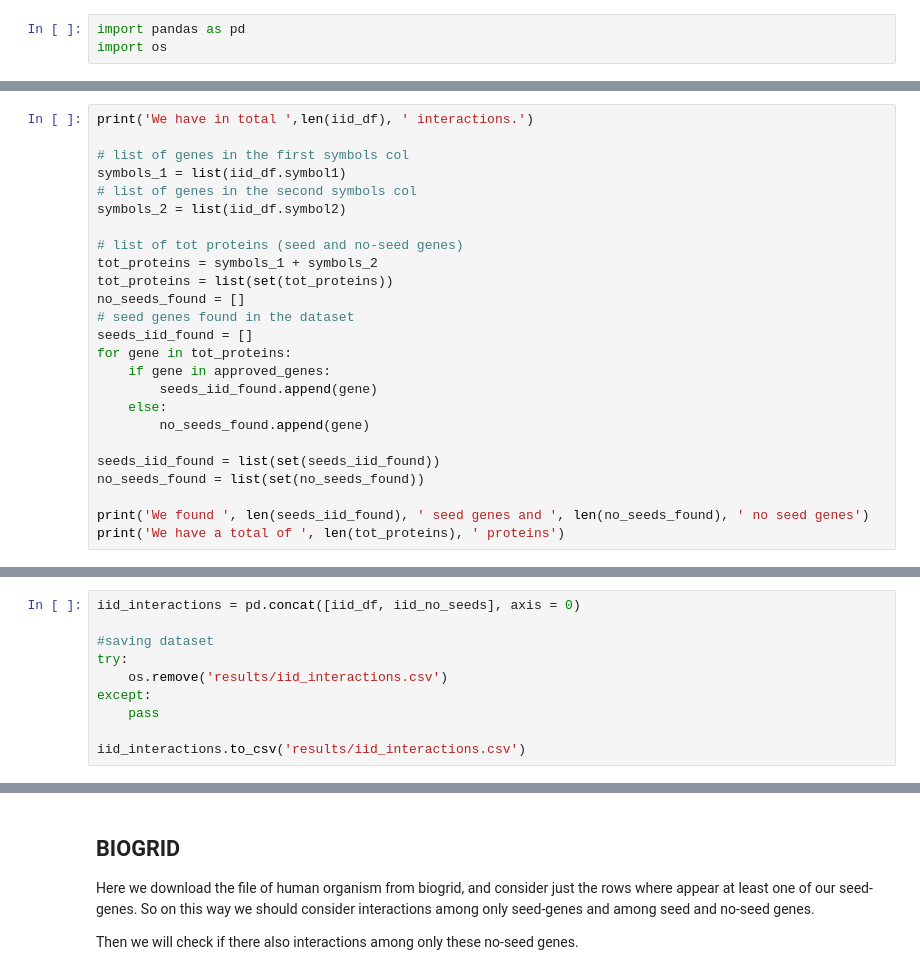
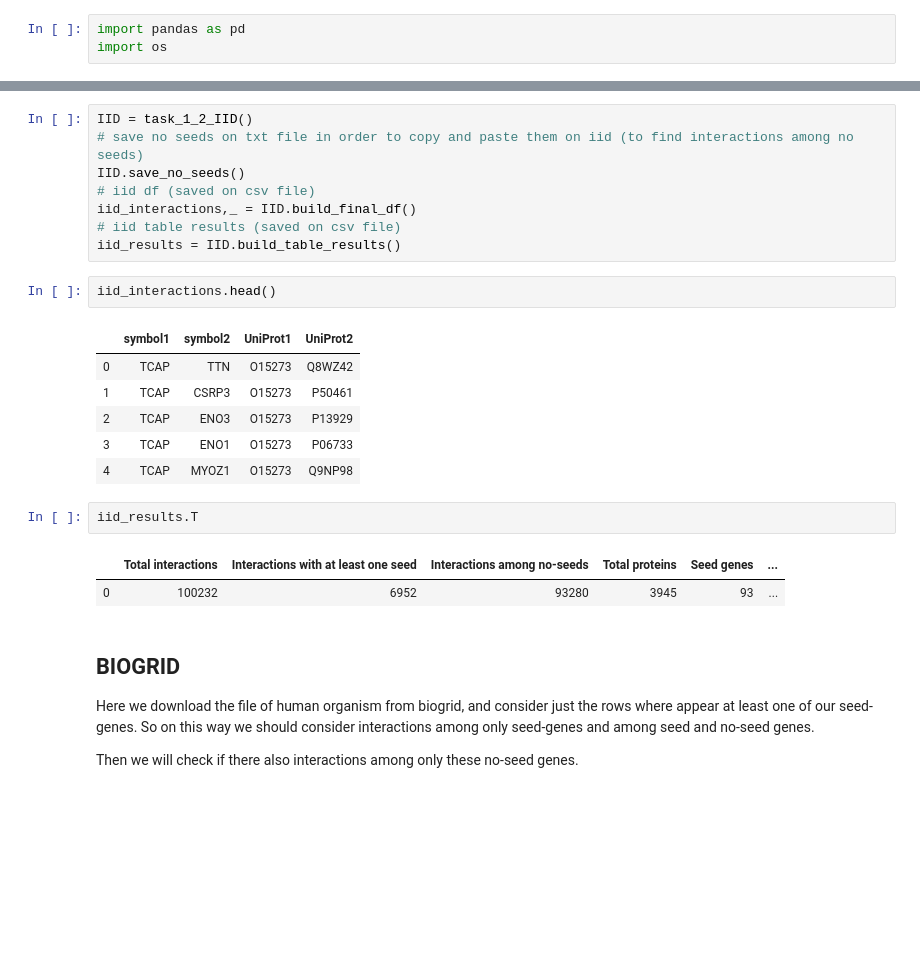
Before and after one commit to LivLilli/Network-Medicine-Dilated-Cardiomyopathy, a Jupyter notebook: part_1.ipynb, the cells around one changed output, grey strips where cells are left out. Cells and saved outputs as stored; diff of their text form; blank space fills up the shorter version.

Commit message:
task 1.2 IID: fixing code

```diff
--- a/part_1.ipynb
+++ b/part_1.ipynb
@@ -156,25 +114,0 @@ Then I must consider the no-seed genes among the symbol 1 and symbol 2 cols and
-# %%
-print('We have in total ',len(iid_df), ' interactions.')
-
-# list of genes in the first symbols col
-symbols_1 = list(iid_df.symbol1)
-# list of genes in the second symbols col
-symbols_2 = list(iid_df.symbol2)
-
-# list of tot proteins (seed and no-seed genes)
-tot_proteins = symbols_1 + symbols_2
-tot_proteins = list(set(tot_proteins))
-no_seeds_found = []
-# seed genes found in the dataset
-seeds_iid_found = []
-for gene in tot_proteins:
-    if gene in approved_genes:
-        seeds_iid_found.append(gene)
-    else:
-        no_seeds_found.append(gene)
-
-seeds_iid_found = list(set(seeds_iid_found))
-no_seeds_found = list(set(no_seeds_found))
-
-print('We found ', len(seeds_iid_found), ' seed genes and ', len(no_seeds_found), ' no seed genes')
-print('We have a total of ', len(tot_proteins), ' proteins')
@@ -204,10 +114,0 @@ We have  93280  interactions among only no-seeds.
-# %%
-iid_interactions = pd.concat([iid_df, iid_no_seeds], axis = 0)
-
-#saving dataset
-try:
-    os.remove('results/iid_interactions.csv')
-except:
-    pass
-
-iid_interactions.to_csv('results/iid_interactions.csv')
@@ -214,3 +250,25 @@ iid_interactions.to_csv('results/iid_interactions.csv')
+# %%
+IID = task_1_2_IID()
+# save no seeds on txt file in order to copy and paste them on iid (to find interactions among no seeds)
+IID.save_no_seeds()
+# iid df (saved on csv file)
+iid_interactions,_ = IID.build_final_df()
+# iid table results (saved on csv file)
+iid_results = IID.build_table_results()
+# %%
+iid_interactions.head()
+# %% [output]
+|  | symbol1 | symbol2 | UniProt1 | UniProt2 |
+| 0 | TCAP | TTN | O15273 | Q8WZ42 |
+| 1 | TCAP | CSRP3 | O15273 | P50461 |
+| 2 | TCAP | ENO3 | O15273 | P13929 |
+| 3 | TCAP | ENO1 | O15273 | P06733 |
+| 4 | TCAP | MYOZ1 | O15273 | Q9NP98 |
+# %%
+iid_results.T
+# %% [output]
+|  | Total interactions | Interactions with at least one seed | Interactions among no-seeds | Total proteins | Seed genes | ... |
+| 0 | 100232 | 6952 | 93280 | 3945 | 93 | ... |
 # %% [markdown]
 ## BIOGRID
 
```
Also changed, not shown: parts of 12 cells of this notebook, 1 other file.
